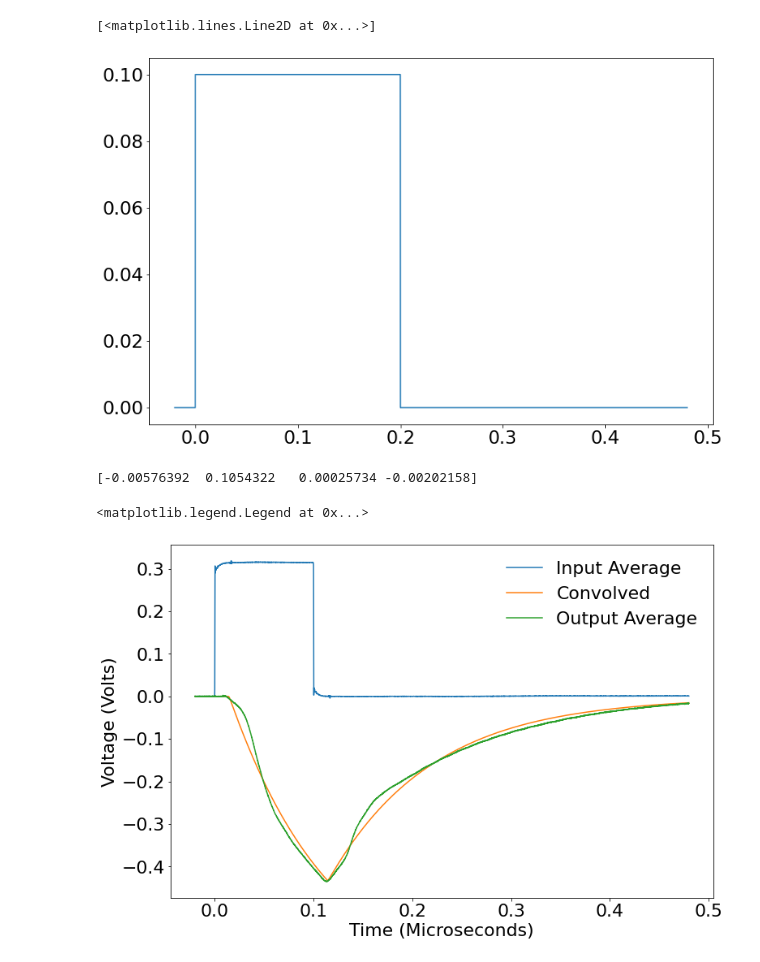
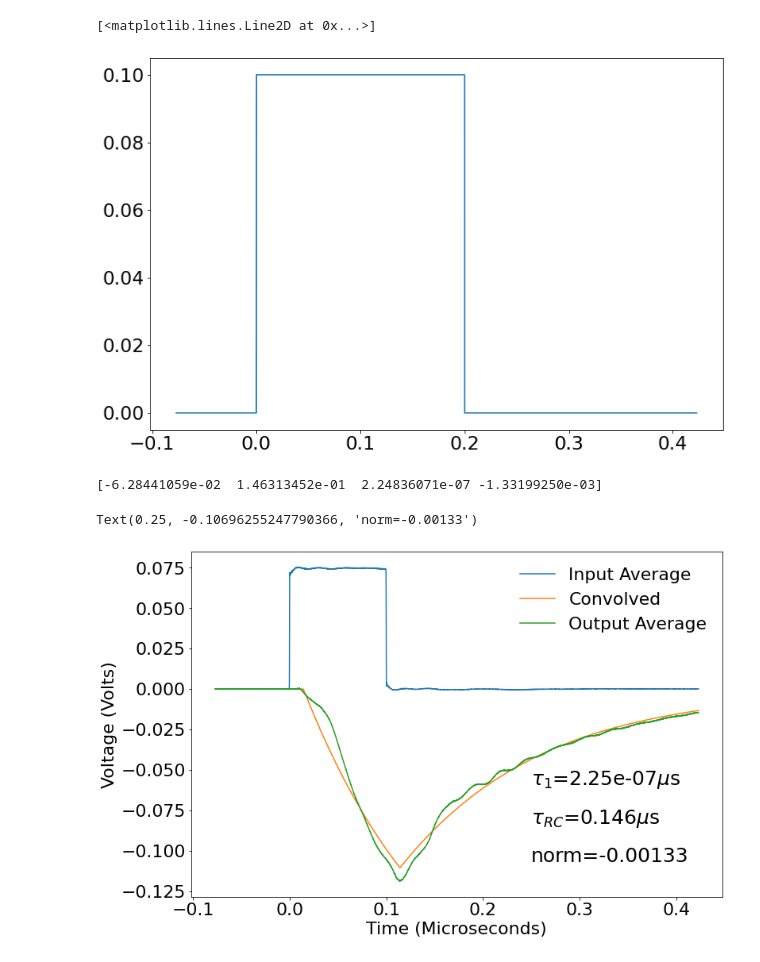
Before and after one commit to nichol77/pyPurity, a Jupyter notebook: pulserTest.ipynb, the cells around one changed output. Saved outputs shown, nothing was run; the diff lists cells and outputs as text; code cells hidden in the pictures.

```diff
--- a/pulserTest.ipynb
+++ b/pulserTest.ipynb
@@ -25,12 +27,13 @@ dirName="/Users/rjn/dune/data/preampCalibration_10052022/"
 #fileBase="preampA_473nF_captest_oneleg_boxopen"
 #fileBase="preampA_473nF_captest_oneleg_boxclosed"
 #fileBase="preampA_473nF_captest_oneleg_boxclosed_screwson_all"
-#inputList,timeList=ppt.getScopeWaveforms(dirName+fileBase+".ch4.traces",False)
-#outputList,timeList=ppt.getScopeWaveforms(dirName+fileBase+".ch3.traces",False)
+fileBase='preampA_473nF_captest_1GOhm_lidscrewedon_take3'
+inputList,timeList=ppt.getScopeWaveforms(dirName+fileBase+".ch4.traces",False)
+outputList,timeList=ppt.getScopeWaveforms(dirName+fileBase+".ch3.traces",False)
 #inputList,timeList=ppt.getScopeWaveforms("/Users/rjn/dune/data/pulserTest_03052022/width1us_0_100mV.ch4.traces",False)
 #outputList,timeList=ppt.getScopeWaveforms("/Users/rjn/dune/data/pulserTest_03052022/width1us_0_100mV.ch3.traces",False)
-inputList,timeList=ppt.getScopeWaveforms("/Users/rjn/dune/data/pulserTest_03052022/width100ns_0_300mV_ampScan.ch4.traces",False)
-outputList,timeList=ppt.getScopeWaveforms("/Users/rjn/dune/data/pulserTest_03052022/width100ns_0_300mV_ampScan.ch3.traces",False)
+#inputList,timeList=ppt.getScopeWaveforms("/Users/rjn/dune/data/pulserTest_03052022/width100ns_0_300mV_ampScan.ch4.traces",False)
+#outputList,timeList=ppt.getScopeWaveforms("/Users/rjn/dune/data/pulserTest_03052022/width100ns_0_300mV_ampScan.ch3.traces",False)
 # %%
 print(outputList.shape,inputList.shape,timeList.shape)
 
@@ -134,33 +137,42 @@ fig, ax = plt.subplots()
 ax.plot(timeList[0:10000],fakePulse(timeList[0:10000],start,width,sigma,norm),label="Fake Pulse")
 # %% [output]
 [<matplotlib.lines.Line2D at 0x...>]
-[figure, old version]
+[figure, new version]
 # %%
 def func(xdata,offset,tau,norm):
     return signal.convolve(xdata, response(timeList[0:10000],offset,tau,norm), mode='full')[0:len(xdata)]
 
 def func2(xdata,offset,tau,tauRise,norm):
     return signal.convolve(xdata, response2(timeList[0:10000],offset,tau,tauRise,norm), mode='full')[0:len(xdata)]
 
 import scipy.signal as signal
 from scipy.optimize import curve_fit
 #popt, pcov = curve_fit(func, inputAvg, outputAvg,p0=[offset,tau,-1*norm])
 popt, pcov = curve_fit(func2, inputAvg, outputAvg,p0=[offset,tau,tauRise,-1*norm])
 print(popt)
 fig, ax = plt.subplots()
 ax.plot(timeList,inputAvg,label="Input Average")
 #ax.plot(timeList,inputSmooth,label="2nd Order")
 ax.plot(timeList,func2(inputAvg,popt[0],popt[1],popt[2],popt[3]),label="Convolved")
 #ax.plot(timeList,func(fakePulse(timeList,start,width,sigma,norm),popt[0],popt[1],popt[2]),label="Convolved With Fake")
 ax.plot(timeList,outputAvg,label="Output Average")
+
 ax.set_xlabel("Time (Microseconds)")
 ax.set_ylabel("Voltage (Volts)")
 ax.legend()
-#ax.set_xlim(-0.01,0.111)
+
+minVal=np.min(outputAvg)
+
+textLabel=r"$\tau_1$="+f"{popt[2]:1.3g}"+"$\mu$s"
+plt.text(0.25, minVal*0.5, textLabel, fontsize=25)
+textLabel=r"$\tau_{RC}$="+f"{popt[1]:1.3g}"+"$\mu$s"
+plt.text(0.25, minVal*0.7, textLabel, fontsize=25)#ax.set_xlim(-0.01,0.111)
+textLabel=r"norm="+f"{popt[3]:1.3g}"
+plt.text(0.25, minVal*0.9, textLabel, fontsize=25)#ax.set_xlim(-0.01,0.111)
 # %% [output]
-[-0.00576392  0.1054322   0.00025734 -0.00202158]
+[-6.28441059e-02  1.46313452e-01  2.24836071e-07 -1.33199250e-03]
-<matplotlib.legend.Legend at 0x...>
+Text(0.25, -0.10696255247790366, 'norm=-0.00133')
-[figure, old version]
+[figure, new version]
 # %%
 
 
```
Also changed, not shown: parts of 13 cells of this notebook, 2 other files.
